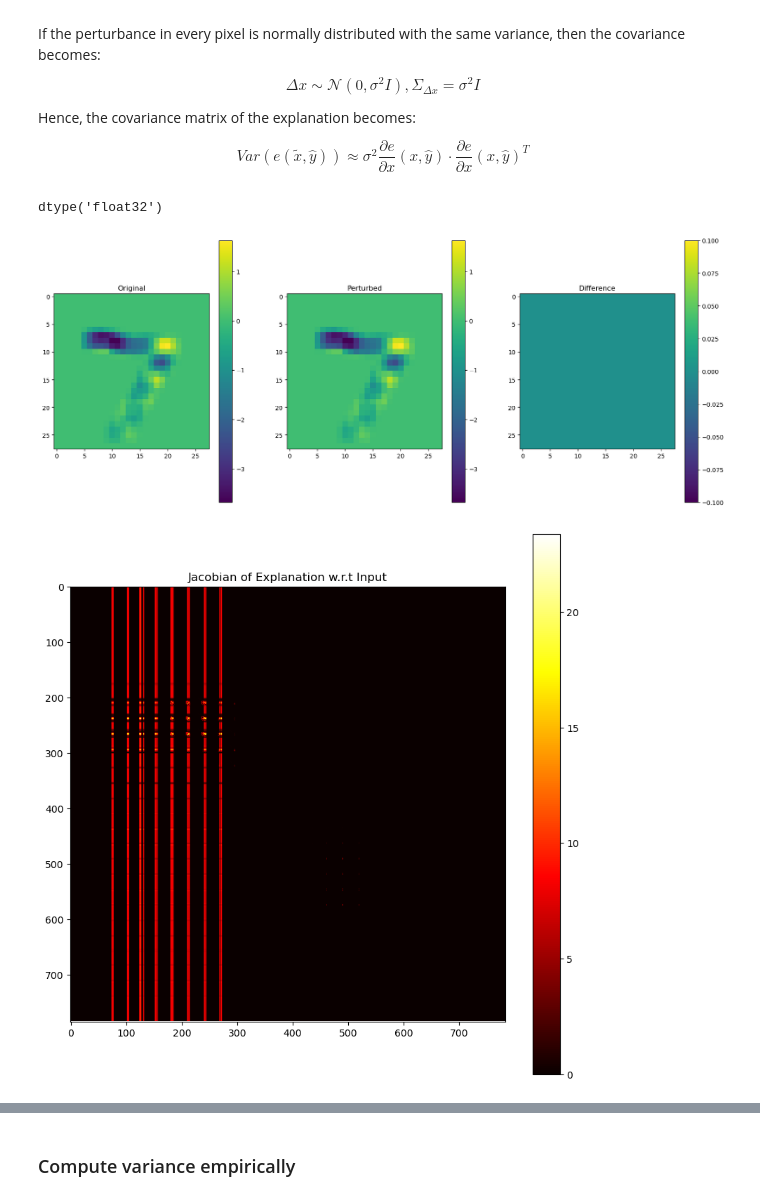
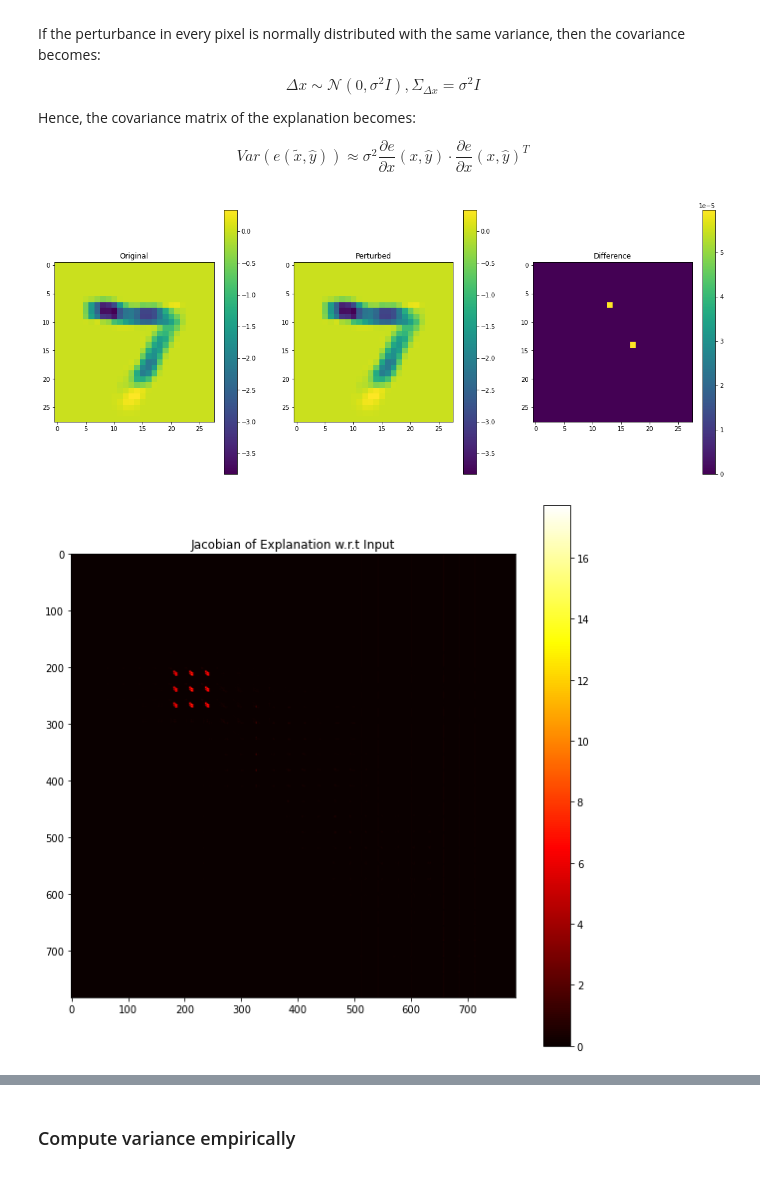
Before and after one commit to TeodorChiaburu/UXAI, a Jupyter notebook: Input_Perturbation.ipynb, the cells around one changed output, grey strips where cells are left out. Drawn from its saved outputs; the diff is of its cells as text; code cells hidden in the pictures.

```diff
--- a/Input_Perturbation.ipynb
+++ b/Input_Perturbation.ipynb
@@ -67,14 +80,14 @@ sample_label = np.expand_dims(sample_label, axis=0)
 
 model.layers[-1].activation = tf.keras.activations.linear
 #explainer = Saliency(model)
-explainer = GradientInput(model)
-#explainer = IntegratedGradients(model, steps=80)
-#explainer = SmoothGrad(model, nb_samples=80)
-#explainer = SquareGrad(model, nb_samples=80)
-#explainer = VarGrad(model, nb_samples=80)
-#explainer = Occlusion(model, patch_size=10, patch_stride=5)
-#explainer = Rise(model, nb_samples=4000)
-#explainer = Lime(model)
+#explainer = GradientInput(model)
+explainer = IntegratedGradients(model, steps=80, batch_size=1)
+#explainer = SmoothGrad(model, nb_samples=80, batch_size=1)
+    #explainer = SquareGrad(model, nb_samples=80, batch_size=1)
+    #explainer = VarGrad(model, nb_samples=80)
+    #explainer = Occlusion(model, patch_size=10, patch_stride=5)
+    #explainer = Rise(model, nb_samples=4000)
+    #explainer = Lime(model)
 
 explanation = explainer.explain(sample_image, sample_label)
 # %%
@@ -168,28 +182,24 @@ for i in range(h):
         # Fill out the corresponding column in the jacobian
         flat_ind = i * w + j
         derivative_e_x[:, flat_ind] = derivative_2d.reshape(m, )
-# %%
-gauss_perturbed_exp.dtype
-# %% [output]
-dtype('float32')
 # %%
 # Display explanation
 plt.figure(figsize=(20,8))
 plt.subplot(131)
 plt.imshow(gauss_exp) # shape (1, 28, 28, 1)
 plt.title("Original")
 plt.colorbar()
 plt.subplot(132)
 plt.imshow(gauss_perturbed_exp) # shape (1, 28, 28)
 plt.title("Perturbed")
 plt.colorbar()
 plt.subplot(133)
-plt.imshow(np.abs(gauss_perturbed_exp - gauss_exp) / dx) # shape (1, 28, 28)
+plt.imshow(np.abs(normalized_perturbed_explanation - normalized_explanation) / dx) # shape (1, 28, 28)
 plt.title("Difference")
 plt.colorbar()
 plt.show()
 # %% [output]
-[figure, old version]
+[figure, new version]
 # %%
 plt.figure(figsize=(10,10))
 plt.imshow(np.abs(derivative_e_x), cmap='hot')
@@ -197,7 +207,7 @@ plt.title("Jacobian of Explanation w.r.t Input")
 plt.colorbar()
 plt.show()
 # %% [output]
-[figure, old version]
+[figure, new version]
 # %%
 plt.imshow(np.abs(np.diag(derivative_e_x).reshape(h,w)), cmap='hot')
 plt.title("Diagonal of Jacobian")
```
Also changed, not shown: parts of 28 cells of this notebook, 1 other file.
